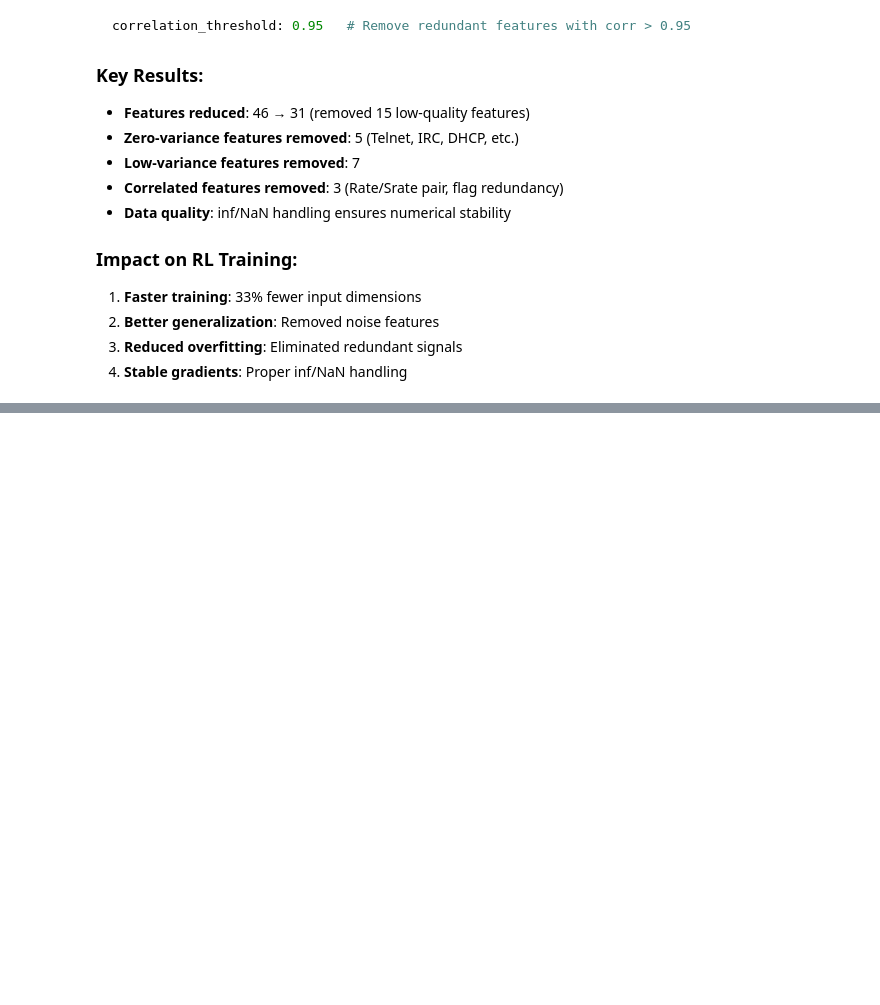
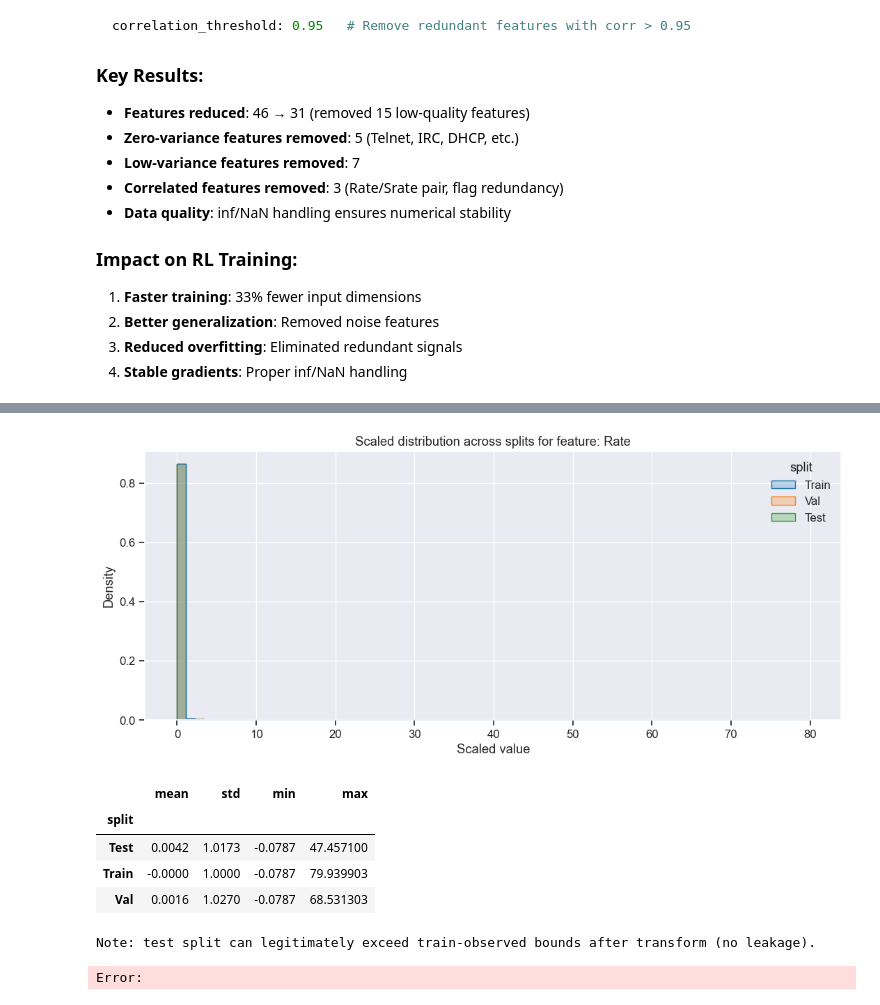
Before and after one commit to feli-santos/rl-iot-defense-system, a Jupyter notebook: notebooks/01_ciciot2023_full_eda.ipynb, the cells around one changed output, grey strips where cells are left out. Cells and saved outputs as stored; diff of their text form; code cells hidden in the pictures; blank space fills up the shorter version.

```diff
--- a/notebooks/01_ciciot2023_full_eda.ipynb
+++ b/notebooks/01_ciciot2023_full_eda.ipynb
@@ -944,0 +1094,64 @@ correlation_threshold: 0.95   # Remove redundant features with corr > 0.95
+# %%
+# Scaling verification across Train/Val/Test for one representative feature
+assert art.scaler is not None, 'Missing scaler.joblib; run process-data first.'
+
+feature_columns_meta = art.metadata.get('feature_columns') or feature_names
+
+def _choose_feature(cols: list[str]) -> str:
+    preferred = ['Rate', 'Srate', 'flow_duration', 'IAT', 'AVG']
+    colset = set(cols)
+    for name in preferred:
+        if name in colset:
+            return name
+    return cols[0]
+
+feature_to_plot = _choose_feature(feature_columns_meta)
+feat_idx = feature_columns_meta.index(feature_to_plot)
+
+if art.features_raw is not None:
+    X_raw_for_scaling = np.asarray(art.features_raw)
+else:
+    # If raw features are unavailable, invert current scaled features as best-effort fallback
+    X_raw_for_scaling = art.scaler.inverse_transform(np.asarray(art.features))
+
+X_train_df = pd.DataFrame(X_raw_for_scaling[idx_train], columns=feature_columns_meta)
+X_val_df = pd.DataFrame(X_raw_for_scaling[idx_val], columns=feature_columns_meta)
+X_test_df = pd.DataFrame(X_raw_for_scaling[idx_test], columns=feature_columns_meta)
+
+X_train_scaled = art.scaler.transform(X_train_df)
+X_val_scaled = art.scaler.transform(X_val_df)
+X_test_scaled = art.scaler.transform(X_test_df)
+
+scale_df = pd.DataFrame({
+    'value': np.concatenate([
+        X_train_scaled[:, feat_idx],
+        X_val_scaled[:, feat_idx],
+        X_test_scaled[:, feat_idx],
+    ]),
+    'split': (
+        ['Train'] * len(idx_train)
+        + ['Val'] * len(idx_val)
+        + ['Test'] * len(idx_test)
+    )
+})
+
+plt.figure(figsize=(11, 5))
+sns.histplot(data=scale_df, x='value', hue='split', bins=70, stat='density', common_norm=False, element='step')
+plt.title(f'Scaled distribution across splits for feature: {feature_to_plot}')
+plt.xlabel('Scaled value')
+plt.ylabel('Density')
+plt.tight_layout()
+plt.show()
+
+split_stats = scale_df.groupby('split')['value'].agg(['mean', 'std', 'min', 'max']).round(4)
+display(split_stats)
+print('Note: test split can legitimately exceed train-observed bounds after transform (no leakage).')
+# %% [output]
+[figure, added]
+|  | mean | std | min | max |
+| split |  |  |  |  |
+| Test | 0.0042 | 1.0173 | -0.0787 | 47.457100 |
+| Train | -0.0000 | 1.0000 | -0.0787 | 79.939903 |
+| Val | 0.0016 | 1.0270 | -0.0787 | 68.531303 |
+Note: test split can legitimately exceed train-observed bounds after transform (no leakage).
+Error:
```
Also changed, not shown: parts of 6 cells of this notebook.
